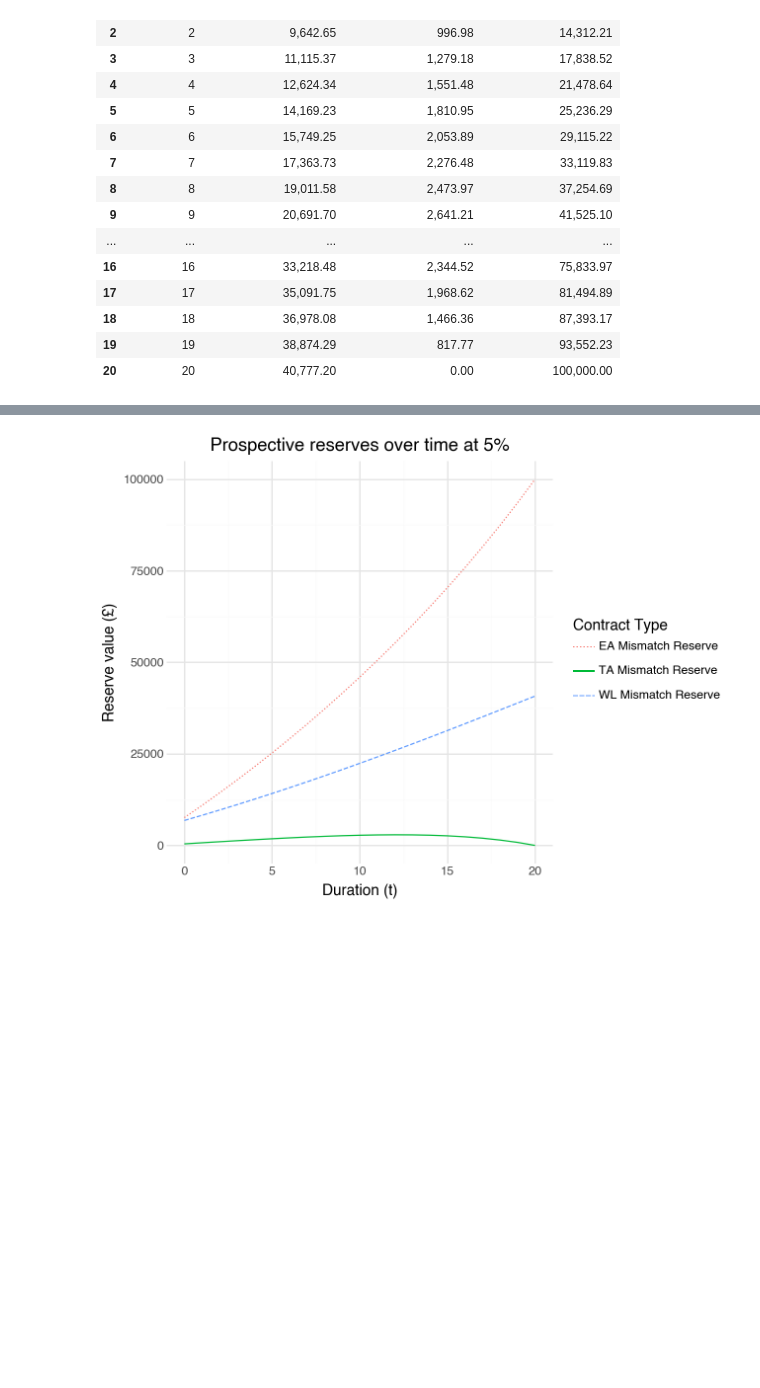
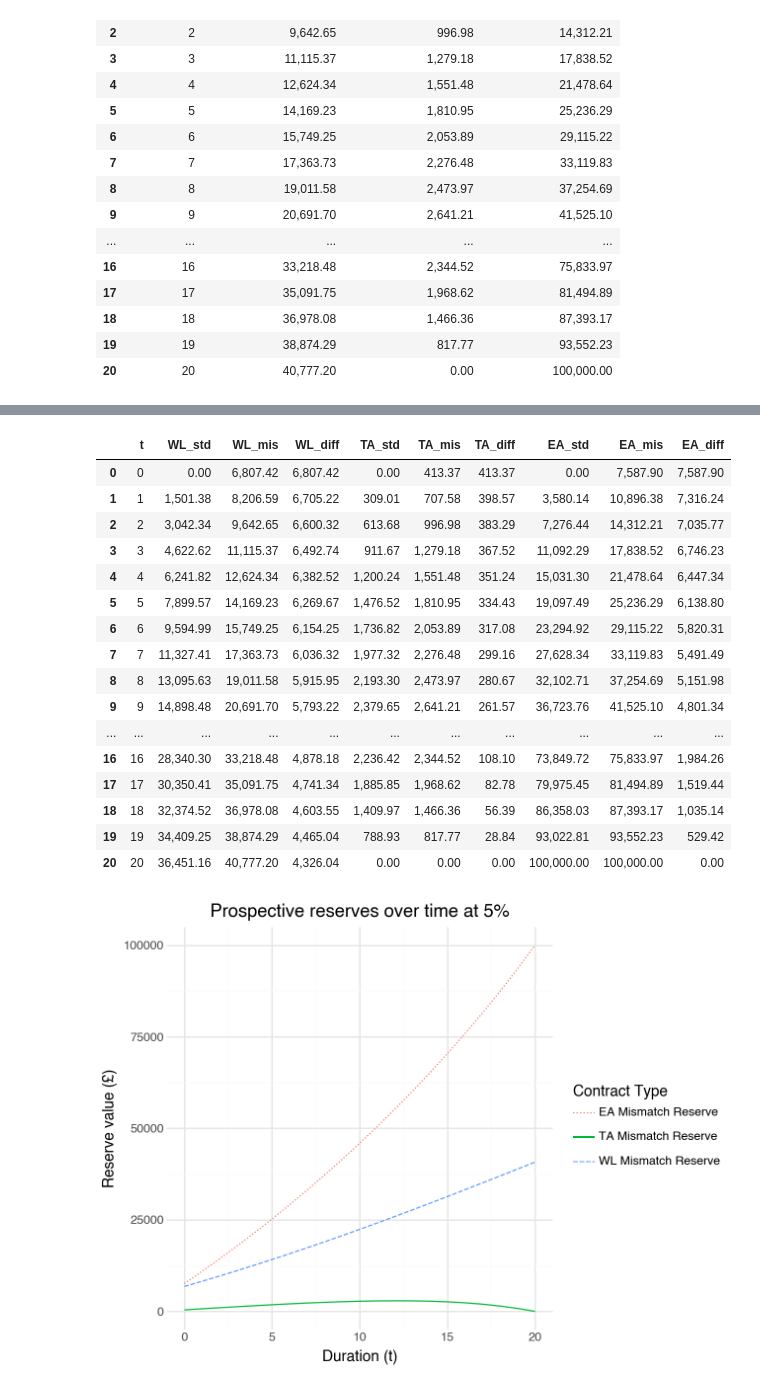
Before and after one commit to ytterbiu/smm065-computer-based-assessment, a Jupyter notebook: cm1-p2-cw-notebook.ipynb, the cells around one changed output, grey strips where cells are left out. Saved outputs shown, nothing was run; the diff lists cells and outputs as text; code cells hidden in the pictures; blank space fills up the shorter version.

```diff
--- a/cm1-p2-cw-notebook.ipynb
+++ b/cm1-p2-cw-notebook.ipynb
@@ -719,27 +719,29 @@ Time 0 WL Reserve (New Business Strain): £6807.42
 | 20 | 20 | 40,777.20 | 0.00 | 100,000.00 |
 # %%
 # checking q6 text values
-# update: changed output format
-print("All values in £:", end="\n")
-print(" t|", end="")
-print("  WL std    mis      diff     |", end="")
-print("  TA std   mis      diff    |", end="")
-print("  EA  std    mis       diff    |", end="\n")
-for t in t_values:
-    std_WL  = reserves_WL[t]
-    std_TA  = reserves_TA[t]
-    std_EA  = reserves_EA[t]
-    mm_WL   = reserves_WL_mismatch[t]
-    mm_TA   = reserves_TA_mismatch[t]
-    mm_EA   = reserves_EA_mismatch[t]
-    diff_WL = mm_WL - std_WL
-    diff_TA = mm_TA - std_TA
-    diff_EA = mm_EA - std_EA
-    # print(f"t={t:2d} WL: standard={std_WL:9.2f}  mismatch={mm_WL:9.2f}  diff={diff_WL:+9.2f} | ",end="")
-    # print(f"TA: standard={std_TA:9.2f}  mismatch={mm_TA:9.2f}  diff={diff_TA:+9.2f} | ",end="")
-    # print(f"EA: standard={std_EA:9.2f}  mismatch={mm_EA:9.2f}  diff={diff_EA:+9.2f}")
-    print(f"{t:2d}|",end="")
-    print(f"{std_WL:9.2f} {mm_WL:9.2f} {diff_WL:+9.2f}",end=" | ")
-    print(f"{std_TA:7.2f} {mm_TA:8.2f} {diff_TA:+9.2f}",end=" | ")
-    print(f"{std_EA:9.2f} {mm_EA:9.2f} {diff_EA:+9.2f}",end=" |\n")
+# looking at differences & therefore 'strain' over time
+std_WL = np.array(reserves_WL)
+std_TA = np.array(reserves_TA)
+std_EA = np.array(reserves_EA)
+
+mm_WL = np.array(reserves_WL_mismatch)
+mm_TA = np.array(reserves_TA_mismatch)
+mm_EA = np.array(reserves_EA_mismatch)
+
+# create dataframe to display differences
+df_reserves_mismatch_diff = pd.DataFrame({
+    "t": t_values,
+    "WL_std": std_WL,
+    "WL_mis": mm_WL,
+    "WL_diff": mm_WL - std_WL,
+    "TA_std": std_TA,
+    "TA_mis": mm_TA,
+    "TA_diff": mm_TA - std_TA,
+    "EA_std": std_EA,
+    "EA_mis": mm_EA,
+    "EA_diff": mm_EA - std_EA,
+})
+
+# display
+display(df_reserves_mismatch_diff.round(2))
 # %% [output]
@@ -763,3 +748,20 @@ All values in £:
+|  | t | WL_std | WL_mis | WL_diff | TA_std | TA_mis | TA_diff | EA_std | EA_mis | EA_diff |
+| 0 | 0 | 0.00 | 6,807.42 | 6,807.42 | 0.00 | 413.37 | 413.37 | 0.00 | 7,587.90 | 7,587.90 |
+| 1 | 1 | 1,501.38 | 8,206.59 | 6,705.22 | 309.01 | 707.58 | 398.57 | 3,580.14 | 10,896.38 | 7,316.24 |
+| 2 | 2 | 3,042.34 | 9,642.65 | 6,600.32 | 613.68 | 996.98 | 383.29 | 7,276.44 | 14,312.21 | 7,035.77 |
+| 3 | 3 | 4,622.62 | 11,115.37 | 6,492.74 | 911.67 | 1,279.18 | 367.52 | 11,092.29 | 17,838.52 | 6,746.23 |
+| 4 | 4 | 6,241.82 | 12,624.34 | 6,382.52 | 1,200.24 | 1,551.48 | 351.24 | 15,031.30 | 21,478.64 | 6,447.34 |
+| 5 | 5 | 7,899.57 | 14,169.23 | 6,269.67 | 1,476.52 | 1,810.95 | 334.43 | 19,097.49 | 25,236.29 | 6,138.80 |
+| 6 | 6 | 9,594.99 | 15,749.25 | 6,154.25 | 1,736.82 | 2,053.89 | 317.08 | 23,294.92 | 29,115.22 | 5,820.31 |
+| 7 | 7 | 11,327.41 | 17,363.73 | 6,036.32 | 1,977.32 | 2,276.48 | 299.16 | 27,628.34 | 33,119.83 | 5,491.49 |
+| 8 | 8 | 13,095.63 | 19,011.58 | 5,915.95 | 2,193.30 | 2,473.97 | 280.67 | 32,102.71 | 37,254.69 | 5,151.98 |
+| 9 | 9 | 14,898.48 | 20,691.70 | 5,793.22 | 2,379.65 | 2,641.21 | 261.57 | 36,723.76 | 41,525.10 | 4,801.34 |
+| ... | ... | ... | ... | ... | ... | ... | ... | ... | ... | ... |
+| 16 | 16 | 28,340.30 | 33,218.48 | 4,878.18 | 2,236.42 | 2,344.52 | 108.10 | 73,849.72 | 75,833.97 | 1,984.26 |
+| 17 | 17 | 30,350.41 | 35,091.75 | 4,741.34 | 1,885.85 | 1,968.62 | 82.78 | 79,975.45 | 81,494.89 | 1,519.44 |
+| 18 | 18 | 32,374.52 | 36,978.08 | 4,603.55 | 1,409.97 | 1,466.36 | 56.39 | 86,358.03 | 87,393.17 | 1,035.14 |
+| 19 | 19 | 34,409.25 | 38,874.29 | 4,465.04 | 788.93 | 817.77 | 28.84 | 93,022.81 | 93,552.23 | 529.42 |
+| 20 | 20 | 36,451.16 | 40,777.20 | 4,326.04 | 0.00 | 0.00 | 0.00 | 100,000.00 | 100,000.00 | 0.00 |
 # %%
 # repeating plot for Q6
 # Melt the dataframe into Long/Tidy format for plotnine
```
Also changed, not shown: parts of 1 cell of this notebook.
